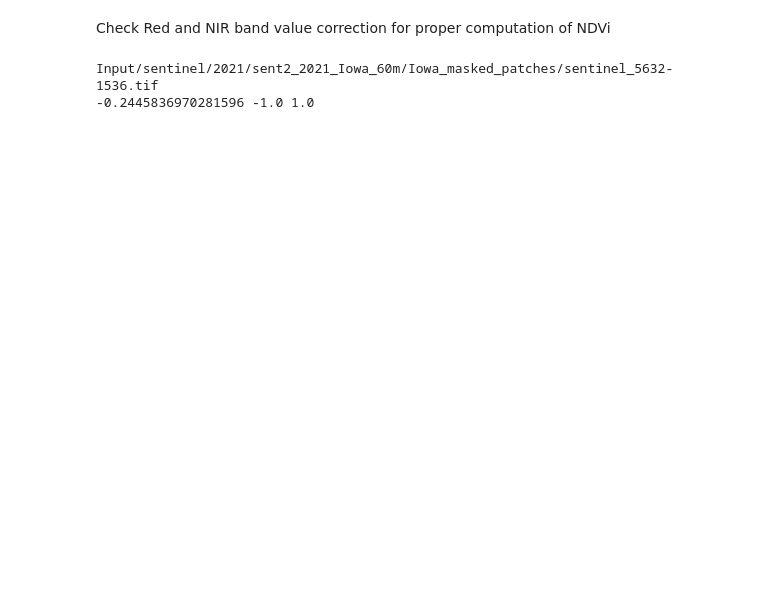
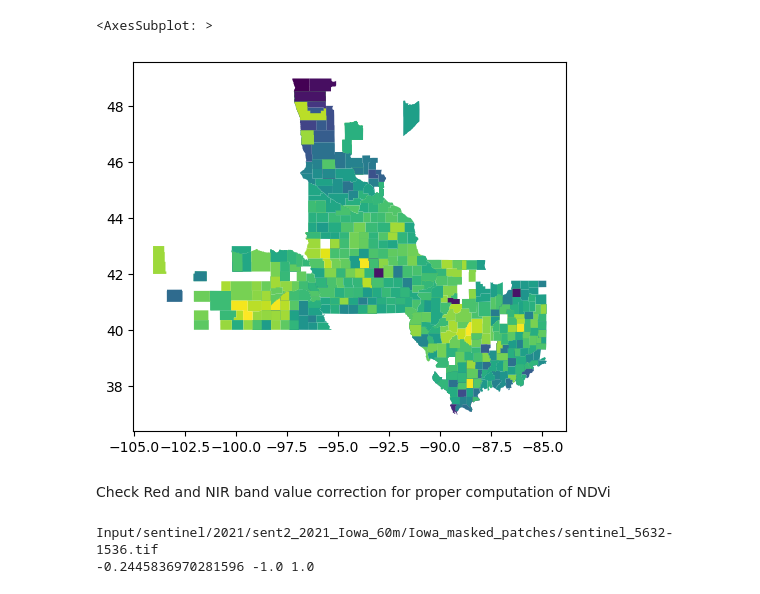
Before and after one commit to Arun-1997/Msc_Thesis, a Jupyter notebook: ndvi_corr.ipynb, the cells around one changed output. Drawn from its saved outputs; the diff is of its cells as text; code cells hidden in the pictures; blank space fills up the shorter version.

```diff
--- a/ndvi_corr.ipynb
+++ b/ndvi_corr.ipynb
@@ -17,3 +28,9 @@ patch_files = glob.glob(patch_files_path+"*.tif")
+# %%
+yield_val = gpd.read_file("Output/yield_val/yield_2016.shp")
+yield_val.plot(column='Value')
+# %% [output]
+<AxesSubplot: >
+[figure, added]
 # %%
 # def get_ndvi_patch(patch_src):
 #     smin=0
```
Also changed, not shown: parts of 18 cells of this notebook, 1 other file.
